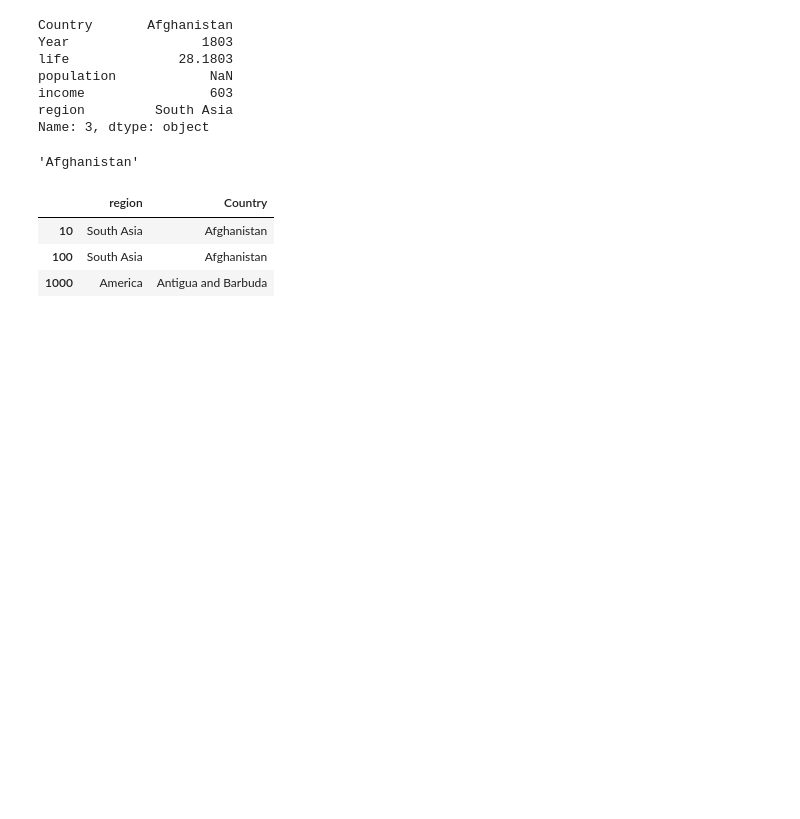
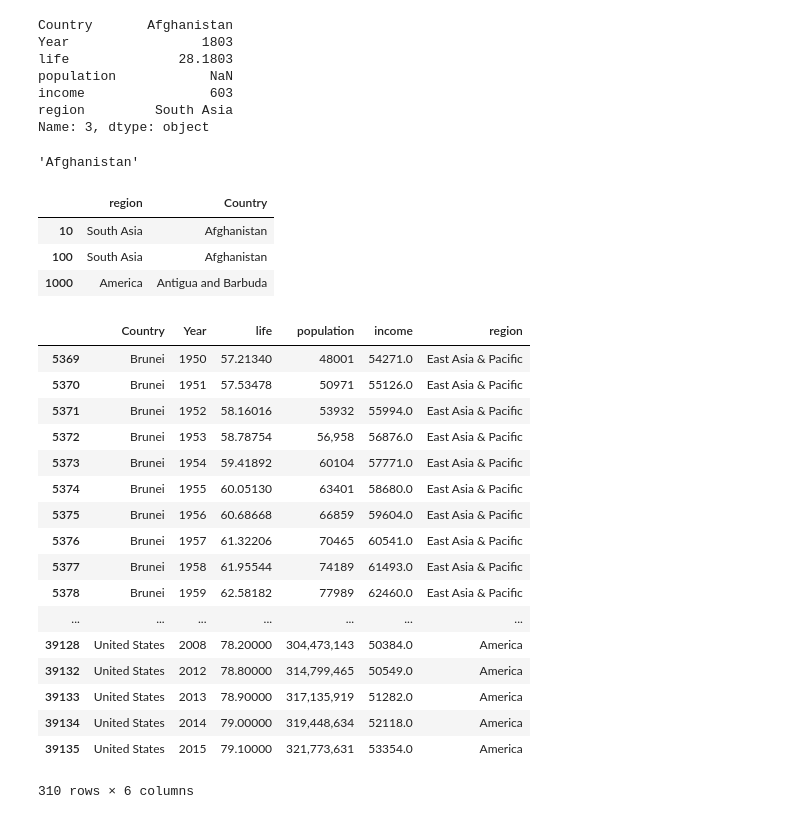
Before and after one commit to HardPlant/TIL, a Jupyter notebook: Tacademy/D3_Data_Visual/01.pandas_exercise.ipynb, the cells around one changed output. Saved outputs shown, nothing was run; the diff lists cells and outputs as text; code cells hidden in the pictures; blank space fills up the shorter version.

```diff
--- a/Tacademy/D3_Data_Visual/01.pandas_exercise.ipynb
+++ b/Tacademy/D3_Data_Visual/01.pandas_exercise.ipynb
@@ -152,3 +152,24 @@ df.loc[[10,100,1000], ['region', 'Country']]
 | 10 | South Asia | Afghanistan |
 | 100 | South Asia | Afghanistan |
 | 1000 | America | Antigua and Barbuda |
+# %%
+df[df['income']>50000]
+# %% [output]
+|  | Country | Year | life | population | income | region |
+| 5369 | Brunei | 1950 | 57.21340 | 48001 | 54271.0 | East Asia & Pacific |
+| 5370 | Brunei | 1951 | 57.53478 | 50971 | 55126.0 | East Asia & Pacific |
+| 5371 | Brunei | 1952 | 58.16016 | 53932 | 55994.0 | East Asia & Pacific |
+| 5372 | Brunei | 1953 | 58.78754 | 56,958 | 56876.0 | East Asia & Pacific |
+| 5373 | Brunei | 1954 | 59.41892 | 60104 | 57771.0 | East Asia & Pacific |
+| 5374 | Brunei | 1955 | 60.05130 | 63401 | 58680.0 | East Asia & Pacific |
+| 5375 | Brunei | 1956 | 60.68668 | 66859 | 59604.0 | East Asia & Pacific |
+| 5376 | Brunei | 1957 | 61.32206 | 70465 | 60541.0 | East Asia & Pacific |
+| 5377 | Brunei | 1958 | 61.95544 | 74189 | 61493.0 | East Asia & Pacific |
+| 5378 | Brunei | 1959 | 62.58182 | 77989 | 62460.0 | East Asia & Pacific |
+| ... | ... | ... | ... | ... | ... | ... |
+| 39128 | United States | 2008 | 78.20000 | 304,473,143 | 50384.0 | America |
+| 39132 | United States | 2012 | 78.80000 | 314,799,465 | 50549.0 | America |
+| 39133 | United States | 2013 | 78.90000 | 317,135,919 | 51282.0 | America |
+| 39134 | United States | 2014 | 79.00000 | 319,448,634 | 52118.0 | America |
+| 39135 | United States | 2015 | 79.10000 | 321,773,631 | 53354.0 | America |
+310 rows × 6 columns
```
Also changed, not shown: parts of 6 cells of this notebook, 1 other file.
